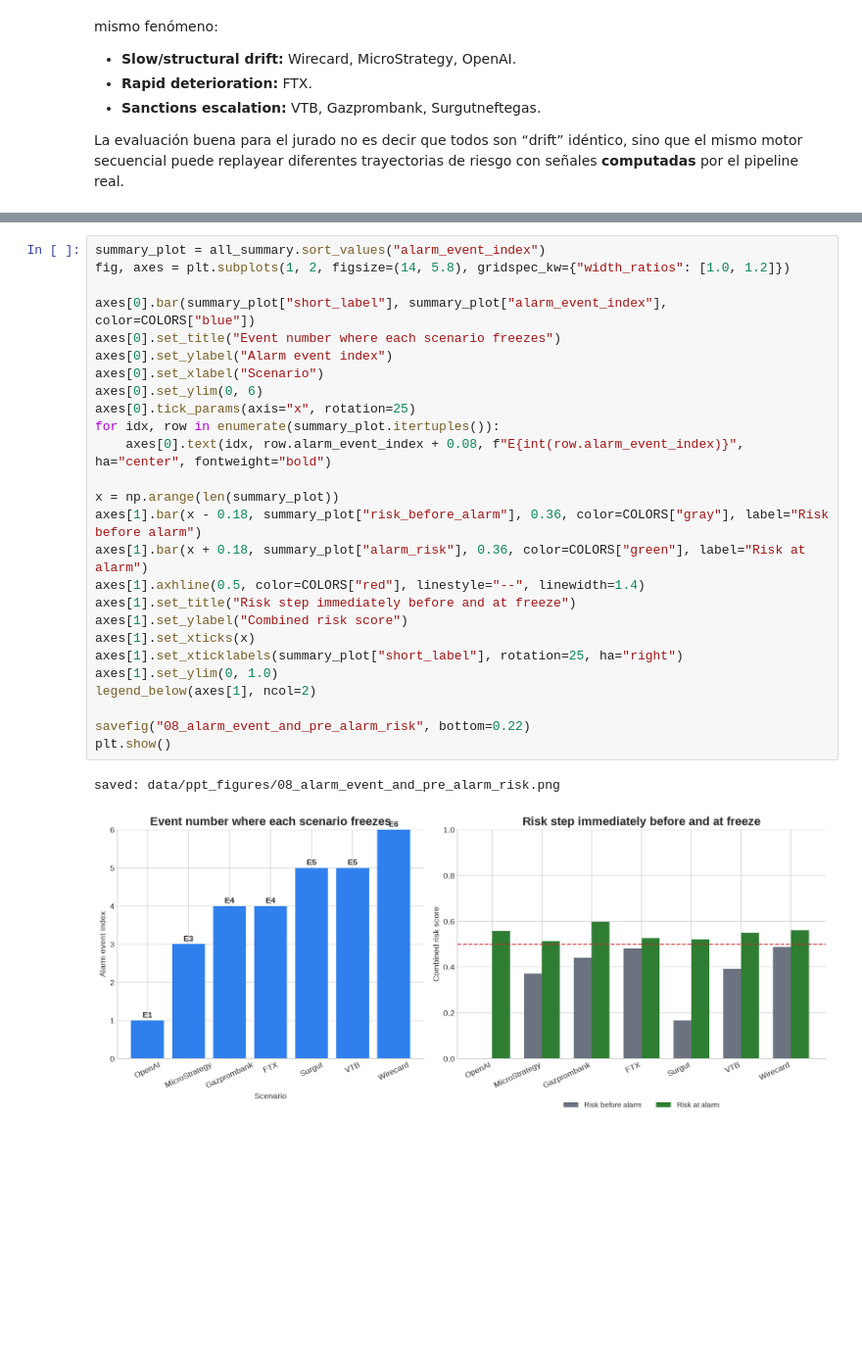
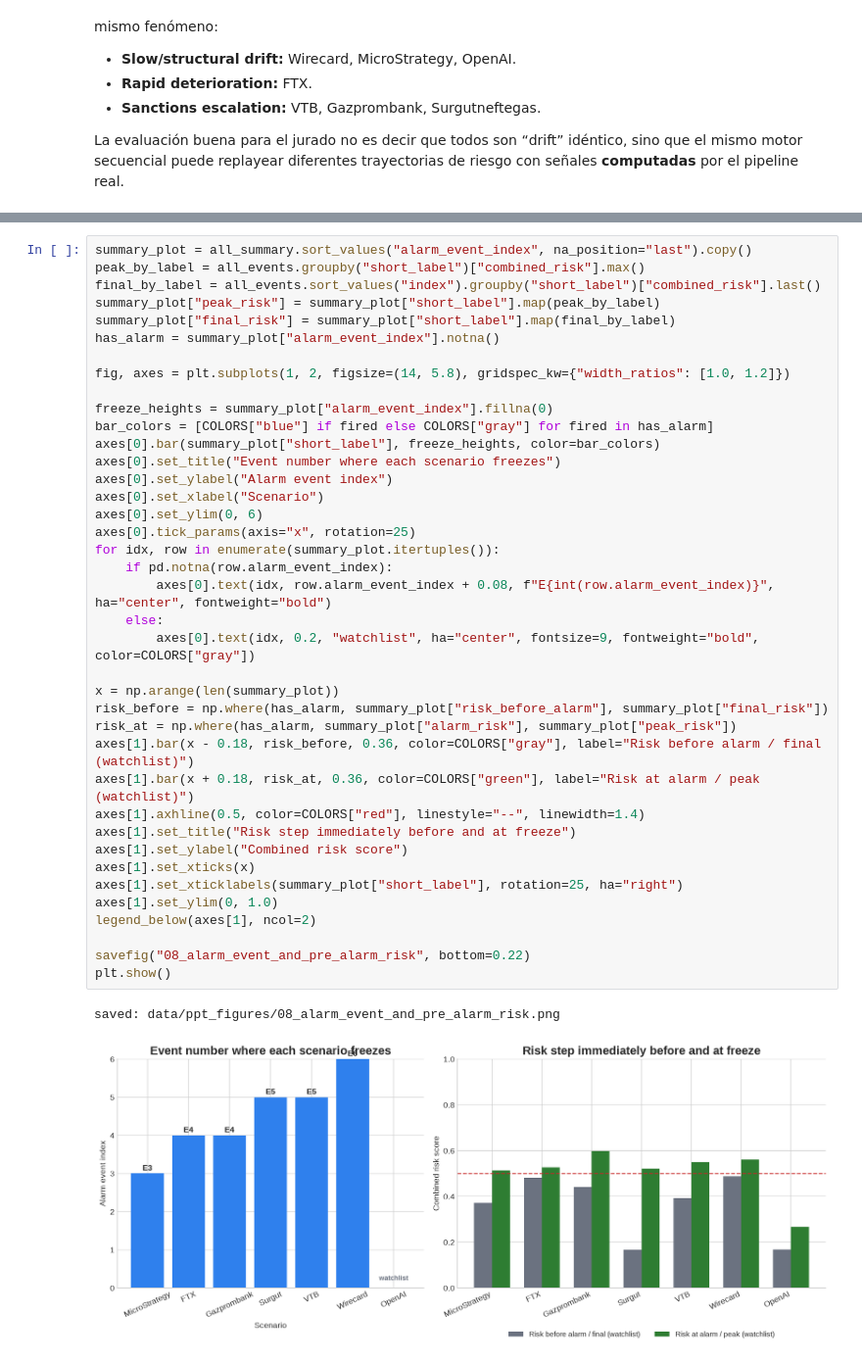
Before and after one commit to paulaa2/Amina-Bank-Dynamic-Risk-Profiling-System, a Jupyter notebook: notebooks/retro_lead_time_evaluation.ipynb, the cells around one changed output, grey strips where cells are left out. Shown at 98% size. Saved outputs shown, nothing was run; the diff lists cells and outputs as text; blank space fills up the shorter version.

```diff
--- a/notebooks/retro_lead_time_evaluation.ipynb
+++ b/notebooks/retro_lead_time_evaluation.ipynb
@@ -615,32 +615,45 @@ saved: data/ppt_figures/07_all_scenario_risk_curves.png
 # %%
-summary_plot = all_summary.sort_values("alarm_event_index")
+summary_plot = all_summary.sort_values("alarm_event_index", na_position="last").copy()
+peak_by_label = all_events.groupby("short_label")["combined_risk"].max()
+final_by_label = all_events.sort_values("index").groupby("short_label")["combined_risk"].last()
+summary_plot["peak_risk"] = summary_plot["short_label"].map(peak_by_label)
+summary_plot["final_risk"] = summary_plot["short_label"].map(final_by_label)
+has_alarm = summary_plot["alarm_event_index"].notna()
+
 fig, axes = plt.subplots(1, 2, figsize=(14, 5.8), gridspec_kw={"width_ratios": [1.0, 1.2]})
 
-axes[0].bar(summary_plot["short_label"], summary_plot["alarm_event_index"], color=COLORS["blue"])
+freeze_heights = summary_plot["alarm_event_index"].fillna(0)
+bar_colors = [COLORS["blue"] if fired else COLORS["gray"] for fired in has_alarm]
+axes[0].bar(summary_plot["short_label"], freeze_heights, color=bar_colors)
 axes[0].set_title("Event number where each scenario freezes")
 axes[0].set_ylabel("Alarm event index")
 axes[0].set_xlabel("Scenario")
 axes[0].set_ylim(0, 6)
 axes[0].tick_params(axis="x", rotation=25)
 for idx, row in enumerate(summary_plot.itertuples()):
-    axes[0].text(idx, row.alarm_event_index + 0.08, f"E{int(row.alarm_event_index)}", ha="center", fontweight="bold")
+    if pd.notna(row.alarm_event_index):
+        axes[0].text(idx, row.alarm_event_index + 0.08, f"E{int(row.alarm_event_index)}", ha="center", fontweight="bold")
+    else:
+        axes[0].text(idx, 0.2, "watchlist", ha="center", fontsize=9, fontweight="bold", color=COLORS["gray"])
 
 x = np.arange(len(summary_plot))
-axes[1].bar(x - 0.18, summary_plot["risk_before_alarm"], 0.36, color=COLORS["gray"], label="Risk before alarm")
-axes[1].bar(x + 0.18, summary_plot["alarm_risk"], 0.36, color=COLORS["green"], label="Risk at alarm")
+risk_before = np.where(has_alarm, summary_plot["risk_before_alarm"], summary_plot["final_risk"])
+risk_at = np.where(has_alarm, summary_plot["alarm_risk"], summary_plot["peak_risk"])
+axes[1].bar(x - 0.18, risk_before, 0.36, color=COLORS["gray"], label="Risk before alarm / final (watchlist)")
+axes[1].bar(x + 0.18, risk_at, 0.36, color=COLORS["green"], label="Risk at alarm / peak (watchlist)")
 axes[1].axhline(0.5, color=COLORS["red"], linestyle="--", linewidth=1.4)
 axes[1].set_title("Risk step immediately before and at freeze")
 axes[1].set_ylabel("Combined risk score")
 axes[1].set_xticks(x)
 axes[1].set_xticklabels(summary_plot["short_label"], rotation=25, ha="right")
 axes[1].set_ylim(0, 1.0)
 legend_below(axes[1], ncol=2)
 
 savefig("08_alarm_event_and_pre_alarm_risk", bottom=0.22)
 plt.show()
 # %% [output]
 saved: data/ppt_figures/08_alarm_event_and_pre_alarm_risk.png
-[figure, old version]
+[figure, new version]
 # %% [markdown]
 ### Final recommendation
 
```
Also changed, not shown: parts of 3 cells of this notebook, 8 other files.
